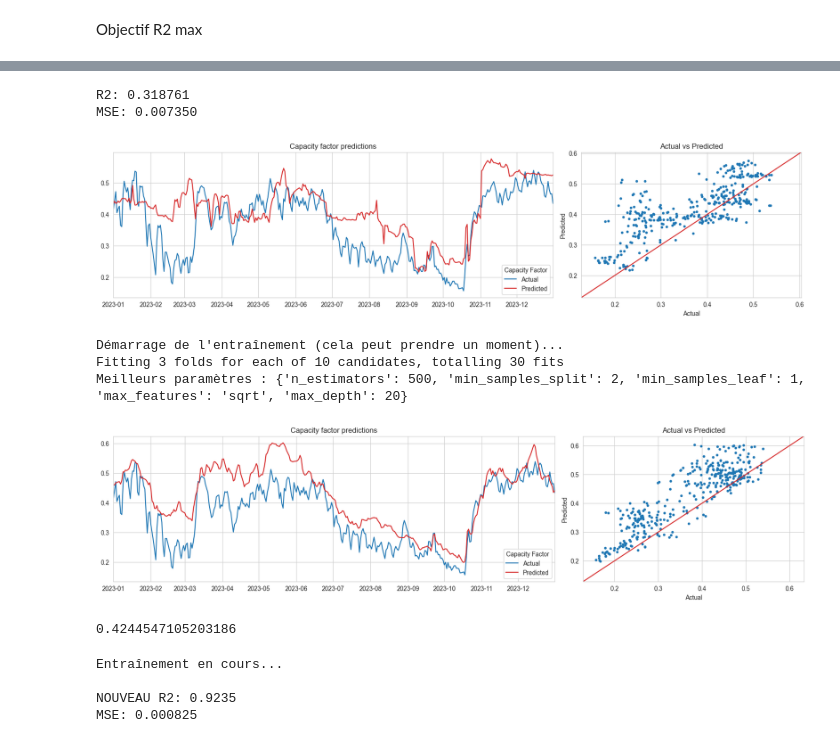
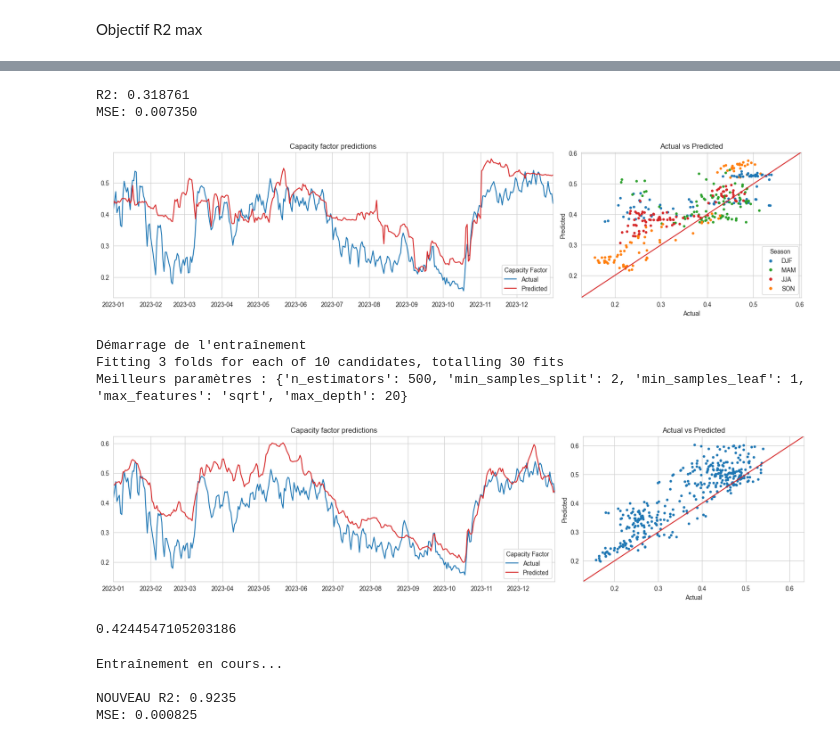
Before and after one commit to rom1922/MIG-Prospectus, a Jupyter notebook: Ziad/R2MAX_V1.ipynb, the cells around one changed output, grey strips where cells are left out. Drawn from its saved outputs; the diff is of its cells as text; code cells hidden in the pictures.

```diff
--- a/Ziad/R2MAX_V1.ipynb
+++ b/Ziad/R2MAX_V1.ipynb
@@ -213,35 +178,35 @@ from sklearn.ensemble import RandomForestRegressor
 
 # Modèle Random Forest
 rf = RandomForestRegressor(
     n_estimators=300,   # nombre d'arbres
     max_depth= 10,    # profondeur illimitée
     random_state=30,
     n_jobs=-1          # utilise tous les cœurs CPU
 )
 
 # Entraînement
 rf.fit(X_train, y_train)
 
 # Prédictions
 y_pred = rf.predict(X_test)
 y_pred = pd.Series(y_pred, index=y_test.index)
 
 # Ajout dans results
 results2["GBR"] = y_pred
 
 # Métriques
 r2 = r2_score(y_test, y_pred)
 mse = mean_squared_error(y_test, y_pred)
 
 print(f"R2: {r2:.06f}")
 print(f"MSE: {mse:.06f}")
 print()
 
-display_result(y_test, y_pred)
+display_result_season(y_test, y_pred)
 # %% [output]
 R2: 0.318761
 MSE: 0.007350
-[figure, old version]
+[figure, new version]
 # %%
 import pandas as pd
 import numpy as np
@@ -321,16 +286,15 @@ param_dist = {
     'max_depth': [10, 20, None],
     'min_samples_split': [2, 5, 10],
     'min_samples_leaf': [1, 2, 4],
-    'max_features': ['sqrt', 'log2', None] # Très important pour réduire la corrélation entre arbres
+    'max_features': ['sqrt', 'log2', None]
 }
 
-# TimeSeriesSplit pour valider sans tricher (ne pas prédire le passé avec le futur)
 tscv = TimeSeriesSplit(n_splits=3)
 
 random_search = RandomizedSearchCV(
     estimator=rf,
     param_distributions=param_dist,
-    n_iter=10, # Augmente ce nombre si tu as du temps CPU (ex: 50)
+    n_iter=10,
     cv=tscv,
     scoring='neg_mean_squared_error',
     verbose=1,
@@ -338,7 +302,7 @@ random_search = RandomizedSearchCV(
     n_jobs=-1
 )
 
-print("Démarrage de l'entraînement (cela peut prendre un moment)...")
+print("Démarrage de l'entraînement")
 random_search.fit(X_train_scaled, y_train)
 
 best_model = random_search.best_estimator_
@@ -354,7 +318,7 @@ mse = mean_squared_error(y_test, y_pred)
 display_result(y_test, y_pred)
 print(r2)
 # %% [output]
-Démarrage de l'entraînement (cela peut prendre un moment)...
+Démarrage de l'entraînement
 Fitting 3 folds for each of 10 candidates, totalling 30 fits
 Meilleurs paramètres : {'n_estimators': 500, 'min_samples_split': 2, 'min_samples_leaf': 1, 'max_features': 'sqrt', 'max_depth': 20}
 [figure]
```
Also changed, not shown: parts of 3 cells of this notebook.
